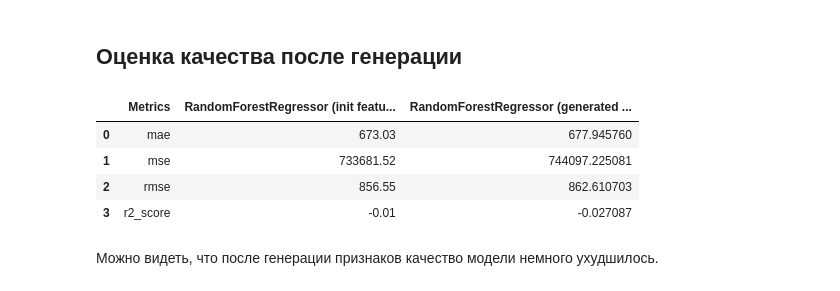
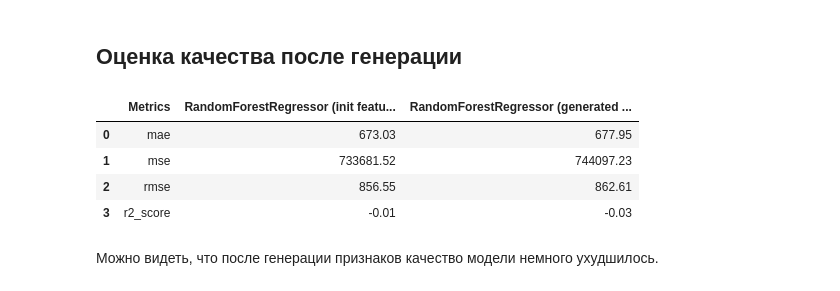
Before and after one commit to i-a-elkin/MLInnopolis, a Jupyter notebook: Module3/Lesson53/lesson53.ipynb, the cells around one changed output. Drawn from its saved outputs; the diff is of its cells as text; code cells hidden in the pictures.

```diff
--- a/Module3/Lesson53/lesson53.ipynb
+++ b/Module3/Lesson53/lesson53.ipynb
@@ -389,8 +389,8 @@ Index(['prod_Age_Annual Income', 'prod_Age_Annual Income_Credit Score',
        'prod_Vehicle Age_Insurance Duration'],
       dtype='object')
 # %%
-# Убираем все признаки, где есть пропуски
-df_fe[generated_columns] = df_fe[generated_columns].dropna(axis=1)
+# Удаляем признаки, где есть пропуски
+df_fe = df_fe.dropna(axis=1)
 # %%
 # Определим порог для большого количества нулей (например, 70%)
 threshold = 0.7
@@ -439,15 +440,18 @@ y_pred_rfr_fe = rfr_fe.predict(X_test_fe)
 # %%
 quality_comparison["RandomForestRegressor (generated features)"] = get_metrics(
     y_test_fe, y_pred_rfr_fe
 ).values()
+quality_comparison["RandomForestRegressor (generated features)"] = quality_comparison[
+    "RandomForestRegressor (generated features)"
+].round(2)
 
 quality_comparison
 # %% [output]
 |  | Metrics | RandomForestRegressor (init featu... | RandomForestRegressor (generated ... |
-| 0 | mae | 673.03 | 677.945760 |
-| 1 | mse | 733681.52 | 744097.225081 |
-| 2 | rmse | 856.55 | 862.610703 |
-| 3 | r2_score | -0.01 | -0.027087 |
+| 0 | mae | 673.03 | 677.95 |
+| 1 | mse | 733681.52 | 744097.23 |
+| 2 | rmse | 856.55 | 862.61 |
+| 3 | r2_score | -0.01 | -0.03 |
 # %% [markdown]
 Можно видеть, что после генерации признаков качество модели немного ухудшилось.
 # %% [markdown]
```
Also changed, not shown: parts of 1 cell of this notebook.
